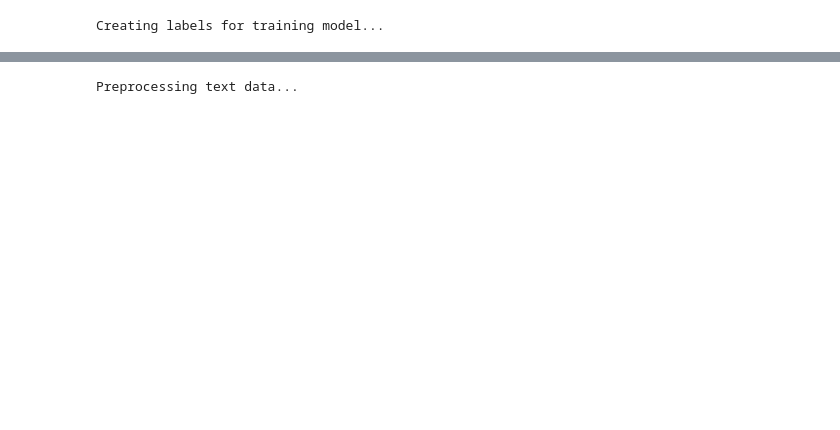
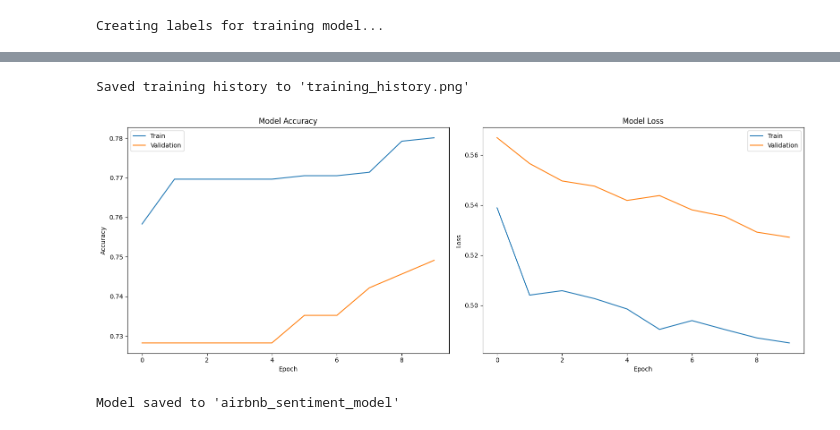
Before and after one commit to Christofferhedin/pa2572, a Jupyter notebook: classifier.ipynb, the cells around one changed output, grey strips where cells are left out. Cells and saved outputs as stored; diff of their text form; code cells hidden in the pictures; blank space fills up the shorter version.

```diff
--- a/classifier.ipynb
+++ b/classifier.ipynb
@@ -156,0 +112,7 @@ Positive percentage: 99.61%
+# %%
+#Convert sentiment labels to numeric values
+df["sentiment_numeric"] = df["sentiment_label"].map({"POSITIVE": 1, "NEGATIVE": 0})
+# %%
+# Handle class imbalance
+positive_samples = df[df["sentiment_numeric"] == 1]
+negative_samples = df[df["sentiment_numeric"] == 0]
@@ -156,0 +203,15 @@ Positive percentage: 99.61%
+# %%
+# Train the model
+x_train = np.array(x_train)
+y_train = np.array(y_train)
+print(x_train.dtype, y_train.dtype)
+
+
+history = model.fit(
+    x_train,
+    y_train,
+    epochs=10,
+    batch_size=32,
+    validation_split=0.2,
+    verbose=1
+)
@@ -156,0 +268,32 @@ Positive percentage: 99.61%
+# %%
+# 10. VISUALIZE TRAINING HISTORY
+plt.figure(figsize=(16, 6))
+
+plt.subplot(1, 2, 1)
+plt.plot(history.history['accuracy'])
+plt.plot(history.history['val_accuracy'])
+plt.title('Model Accuracy')
+plt.ylabel('Accuracy')
+plt.xlabel('Epoch')
+plt.legend(['Train', 'Validation'])
+
+plt.subplot(1, 2, 2)
+plt.plot(history.history['loss'])
+plt.plot(history.history['val_loss'])
+plt.title('Model Loss')
+plt.ylabel('Loss')
+plt.xlabel('Epoch')
+plt.legend(['Train', 'Validation'])
+
+plt.tight_layout()
+plt.savefig('training_history.png')
+print("Saved training history to 'training_history.png'")
+# %% [output]
+Saved training history to 'training_history.png'
+[figure, added]
+# %%
+# save the model
+model.save("airbnb_sentiment_model.keras")
+print("Model saved to 'airbnb_sentiment_model'")
+# %% [output]
+Model saved to 'airbnb_sentiment_model'
@@ -161,7 +313,0 @@ sample_df = df.sample(sample_size, random_state=42)
-# %%
-# text preprocessing
-print(f"Preprocessing text data...")
-max_features = 10000
-max_length = 200
-# %% [output]
-Preprocessing text data...
```
Also changed, not shown: parts of 34 cells of this notebook, 1 other file.
